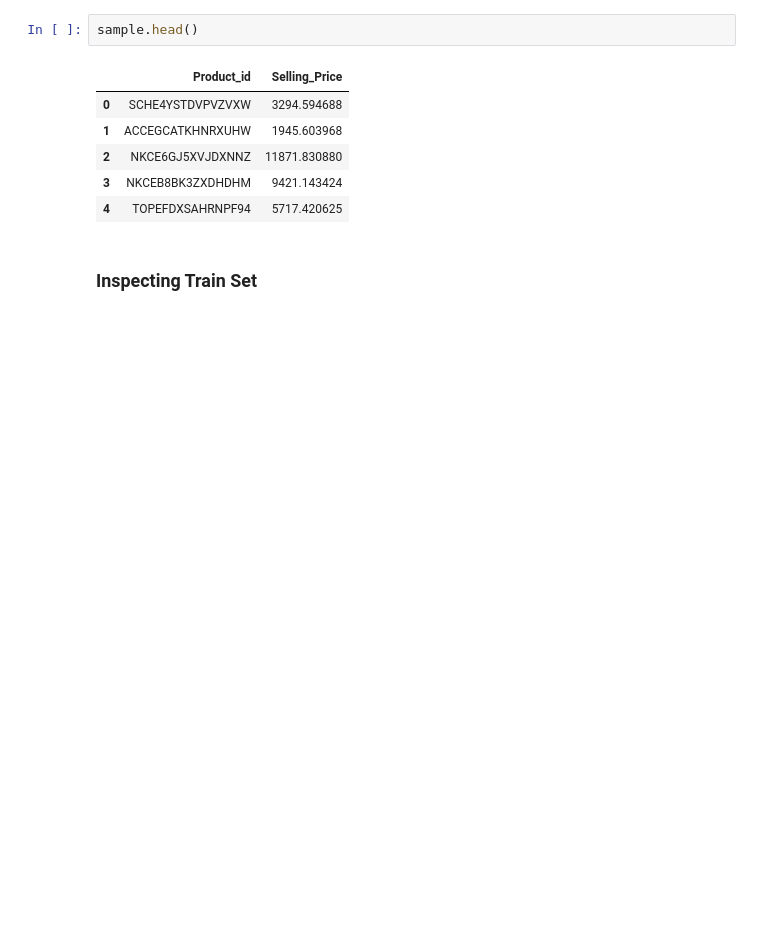
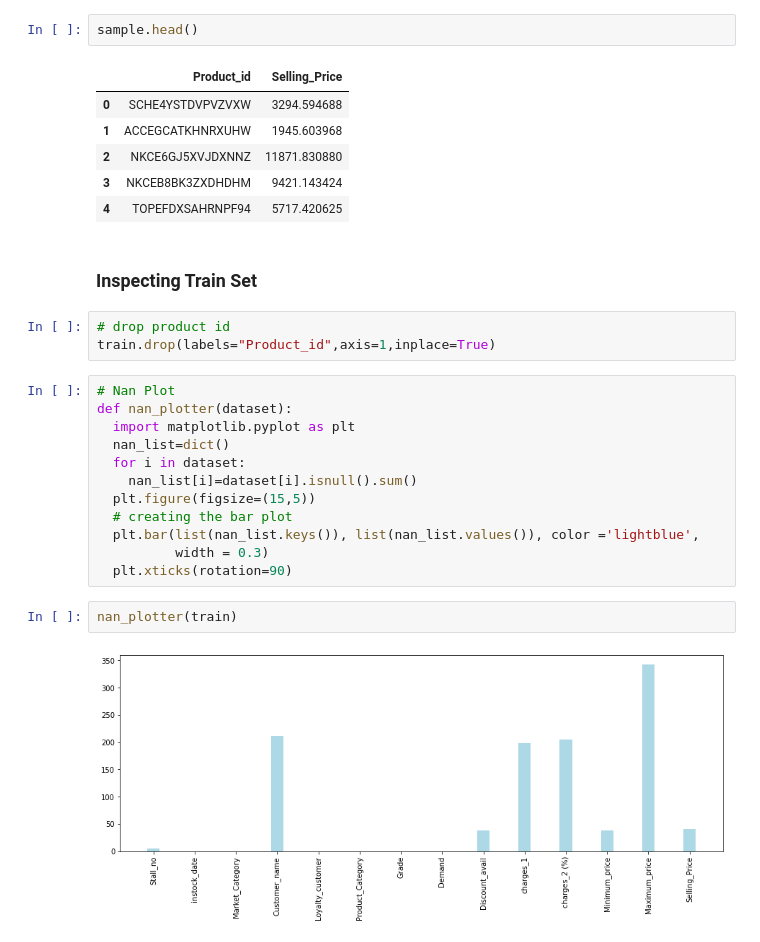
Before and after one commit to Ankan1998/Hackathons, a Jupyter notebook: HackerEarth_Carnival_Wars.ipynb, the cells around one changed output. Saved outputs shown, nothing was run; the diff lists cells and outputs as text; blank space fills up the shorter version.

```diff
--- a/HackerEarth_Carnival_Wars.ipynb
+++ b/HackerEarth_Carnival_Wars.ipynb
@@ -38,3 +42,22 @@ sample.head()
 | 4 | TOPEFDXSAHRNPF94 | 5717.420625 |
 # %% [markdown]
 ### Inspecting Train Set
+# %%
+# drop product id
+train.drop(labels="Product_id",axis=1,inplace=True)
+# %%
+# Nan Plot
+def nan_plotter(dataset):
+  import matplotlib.pyplot as plt
+  nan_list=dict()
+  for i in dataset:
+    nan_list[i]=dataset[i].isnull().sum()
+  plt.figure(figsize=(15,5))
+  # creating the bar plot
+  plt.bar(list(nan_list.keys()), list(nan_list.values()), color ='lightblue',
+          width = 0.3)
+  plt.xticks(rotation=90)
+# %%
+nan_plotter(train)
+# %% [output]
+[figure, added]
```
Also changed, not shown: parts of 64 cells of this notebook.
